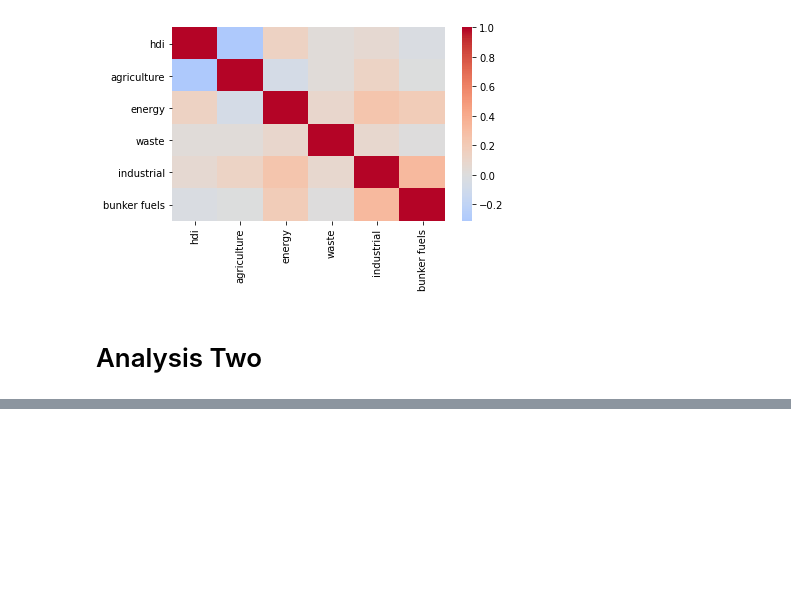
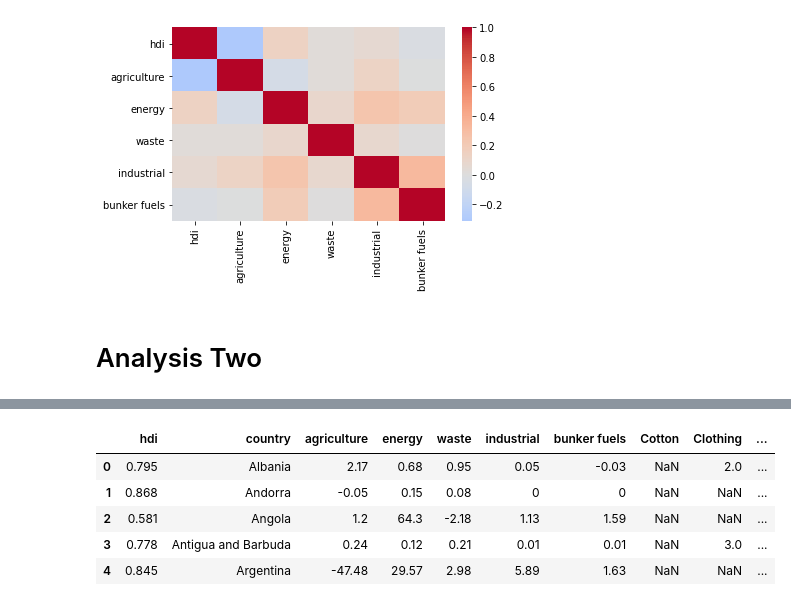
Before and after one commit to jon-pun/fa2021info2950-project, a Jupyter notebook: Phase_IV.ipynb, the cells around one changed output, grey strips where cells are left out. Cells and saved outputs as stored; diff of their text form; code cells hidden in the pictures; blank space fills up the shorter version.

```diff
--- a/Phase_IV.ipynb
+++ b/Phase_IV.ipynb
@@ -83,4 +86,5 @@ sns.scatterplot(data = analysis_one, x = "hdi", y = "agriculture")
 # %%
+second_analysis_one=analysis_one
 analysis_one = analysis_one.drop(['country'], axis = 1)
 analysis_one = analysis_one.astype(float)
 # %%
@@ -103,3 +111,5 @@ plt.show()
 # Analysis Two
 # %%
 industry_data=pd.read_csv('CIA_industry_data.csv')
+industry_data=industry_data.rename(columns={'Country/Region': 'country'})
+industry_data=industry_data.drop(columns='Jute')
@@ -107,0 +134,11 @@ FileNotFoundError: [Errno 2] No such file or directory: 'CIA_industry_data.csv'
+# %%
+analysis_two=second_analysis_one.merge(industry_data, how='left', on='country')
+# %%
+analysis_two.head()
+# %% [output]
+|  | hdi | country | agriculture | energy | waste | industrial | bunker fuels | Cotton | Clothing | ... |
+| 0 | 0.795 | Albania | 2.17 | 0.68 | 0.95 | 0.05 | -0.03 | NaN | 2.0 | ... |
+| 1 | 0.868 | Andorra | -0.05 | 0.15 | 0.08 | 0 | 0 | NaN | NaN | ... |
+| 2 | 0.581 | Angola | 1.2 | 64.3 | -2.18 | 1.13 | 1.59 | NaN | NaN | ... |
+| 3 | 0.778 | Antigua and Barbuda | 0.24 | 0.12 | 0.21 | 0.01 | 0.01 | NaN | 3.0 | ... |
+| 4 | 0.845 | Argentina | -47.48 | 29.57 | 2.98 | 5.89 | 1.63 | NaN | NaN | ... |
```
Also changed, not shown: parts of 8 cells of this notebook, 1 other file.
